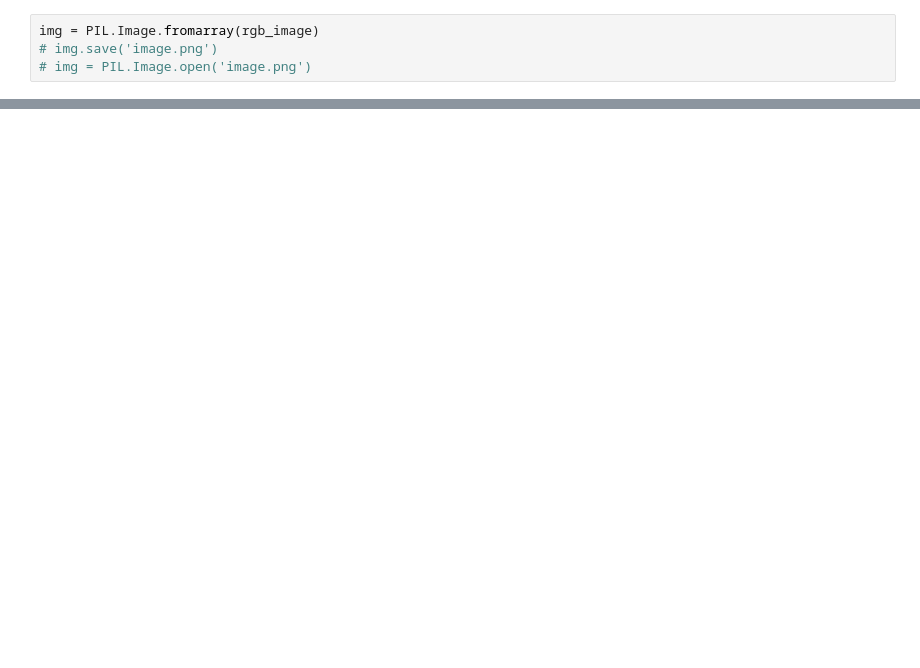
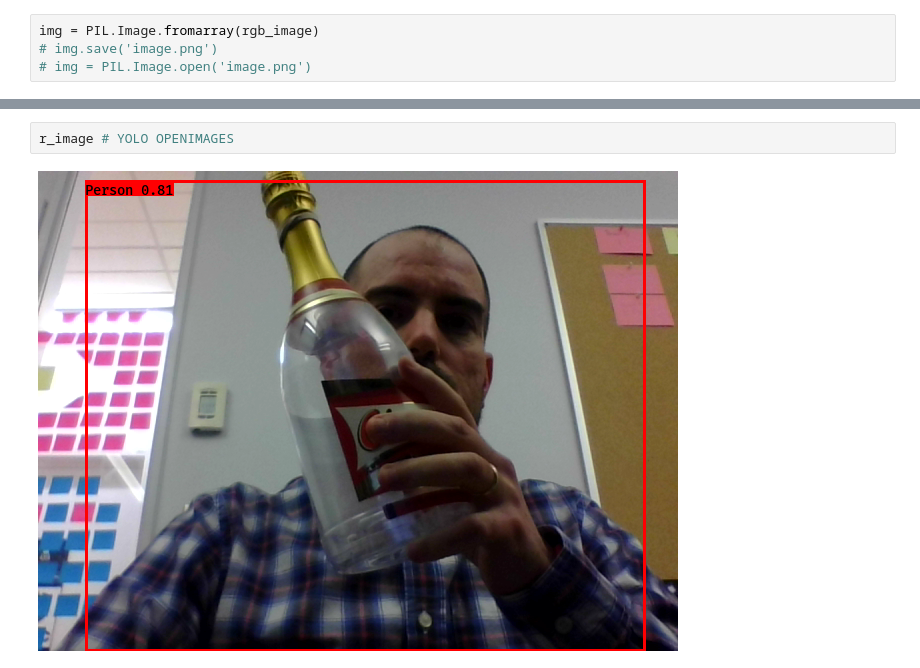
Before and after one commit to ricardodeazambuja/keras-yolo3, a Jupyter notebook: Test YOLO-Keras.ipynb, the cells around one changed output, grey strips where cells are left out. Drawn from its saved outputs; the diff is of its cells as text; blank space fills up the shorter version.

```diff
--- a/Test YOLO-Keras.ipynb
+++ b/Test YOLO-Keras.ipynb
@@ -49,0 +75,4 @@ r_image
+# %%
+r_image # YOLO OPENIMAGES
+# %% [output]
+[figure, added]
```
Also changed, not shown: parts of 11 cells of this notebook, 4 other files.
